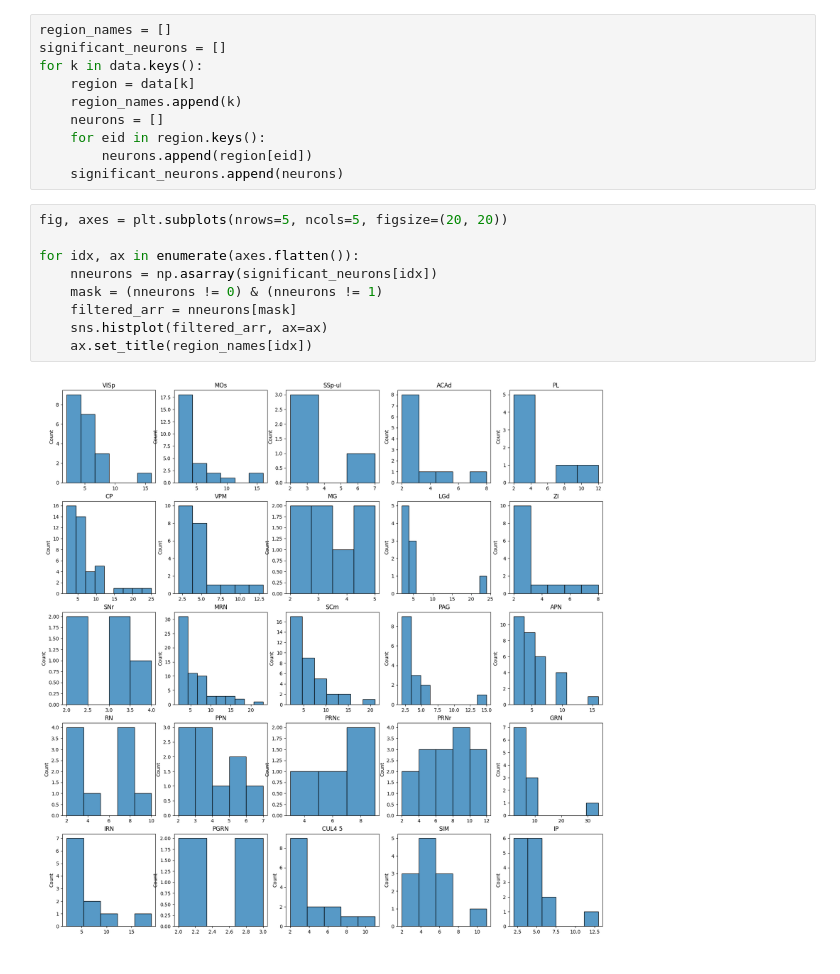
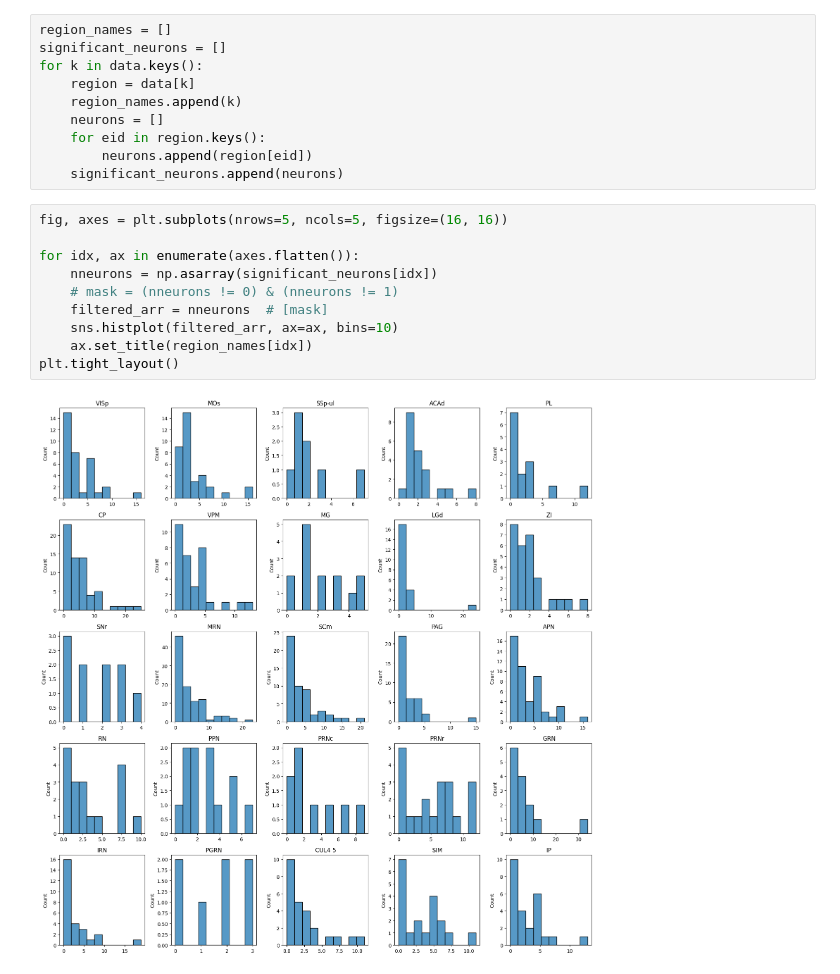
Before and after one commit to debottamKundu/ibl-partial-info-decomp, a Jupyter notebook: notebooks/single_cell_results.ipynb, the cells around one changed output. Cells and saved outputs as stored; diff of their text form.

```diff
--- a/notebooks/single_cell_results.ipynb
+++ b/notebooks/single_cell_results.ipynb
@@ -153,13 +153,14 @@ for k in data.keys():
         neurons.append(region[eid])
     significant_neurons.append(neurons)
 # %%
-fig, axes = plt.subplots(nrows=5, ncols=5, figsize=(20, 20))
+fig, axes = plt.subplots(nrows=5, ncols=5, figsize=(16, 16))
 
 for idx, ax in enumerate(axes.flatten()):
     nneurons = np.asarray(significant_neurons[idx])
-    mask = (nneurons != 0) & (nneurons != 1)
-    filtered_arr = nneurons[mask]
-    sns.histplot(filtered_arr, ax=ax)
+    # mask = (nneurons != 0) & (nneurons != 1)
+    filtered_arr = nneurons  # [mask]
+    sns.histplot(filtered_arr, ax=ax, bins=10)
     ax.set_title(region_names[idx])
+plt.tight_layout()
 # %% [output]
-[figure, old version]
+[figure, new version]
```
Also changed, not shown: parts of 1 cell of this notebook, 9 other files.
